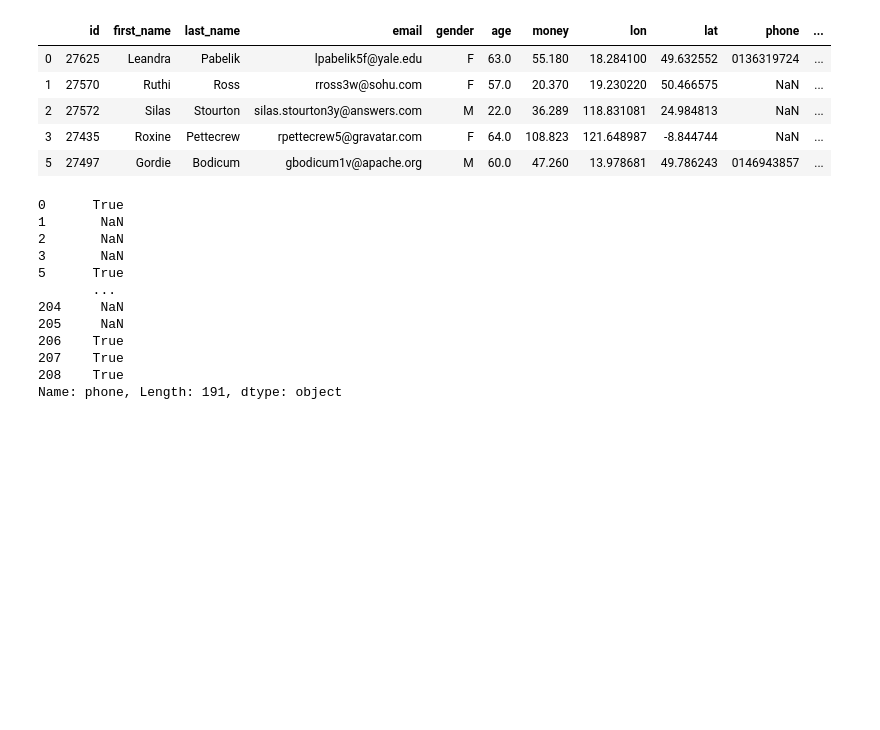
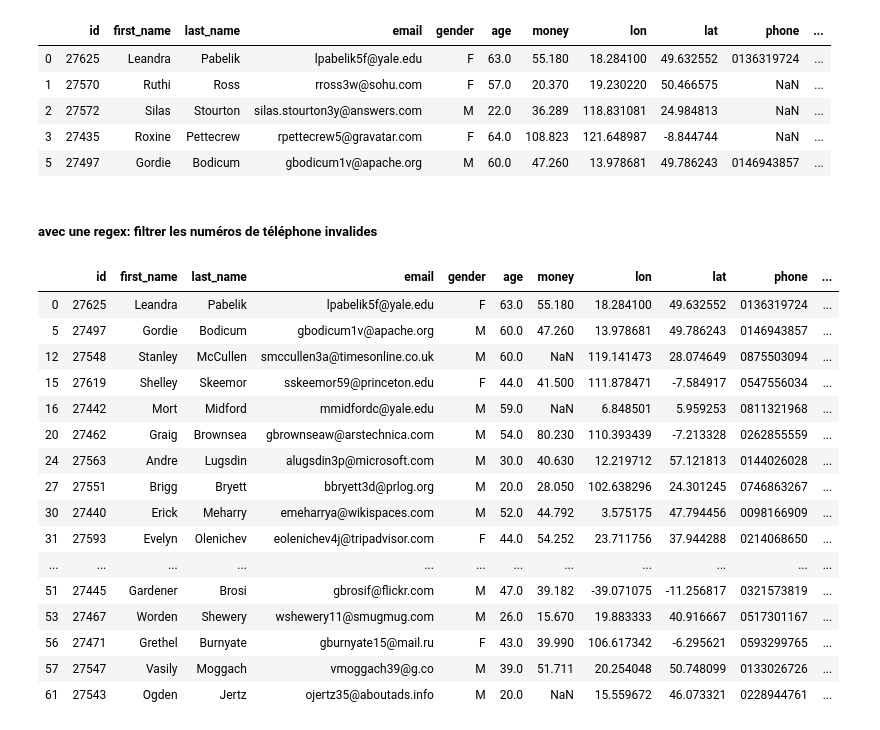
Before and after one commit to ms2020bgd/Thomas_Mensch, a Jupyter notebook: INFMDI721/lesson5/exo_cc.ipynb, the cells around one changed output. Saved outputs shown, nothing was run; the diff lists cells and outputs as text; code cells hidden in the pictures; blank space fills up the shorter version.

Commit message:
clean exo lesson5

```diff
--- a/INFMDI721/lesson5/exo_cc.ipynb
+++ b/INFMDI721/lesson5/exo_cc.ipynb
@@ -8,10 +13,7 @@ En repartant du dataset "people.csv" (cf. lesson4) dans sa version "clean" final
 # %%
-import datetime
-import pandas as pd
-
 # if you don't want pandas.read_csv to mess with data types,
 # you can force it to keep str values by specifying dtype=str.
-people = pd.read_csv('people.csv')
+df = pd.read_csv('people.csv')
 # %%
 def clean_people(df):
     # rename columns:
@@ -66,5 +68,5 @@ def clean_people(df):
 
     return df
 
-df_clean = clean_people(people)
+df = clean_people(df)
 # %%
@@ -79,8 +83,9 @@ df_clean.head()
 # %%
+# set inactive people
 date_threshold = datetime.datetime.now() - datetime.timedelta(days=365)
-df_clean['inactive'] = df_clean.last_seen < date_threshold
+df['inactive'] = df.last_seen < date_threshold
 
-df_clean.head()
+df.head()
 # %% [output]
 |  | id | first_name | last_name | email | gender | age | money | lon | lat | phone | ... |
 | 0 | 27625 | Leandra | Pabelik | lpabelik5f@yale.edu | F | 63.0 | 55.180 | 18.284100 | 49.632552 | 0136319724 | ... |
@@ -88,21 +93,30 @@ df_clean.head()
 | 2 | 27572 | Silas | Stourton | silas.stourton3y@answers.com | M | 22.0 | 36.289 | 118.831081 | 24.984813 | NaN | ... |
 | 3 | 27435 | Roxine | Pettecrew | rpettecrew5@gravatar.com | F | 64.0 | 108.823 | 121.648987 | -8.844744 | NaN | ... |
 | 5 | 27497 | Gordie | Bodicum | gbodicum1v@apache.org | M | 60.0 | 47.260 | 13.978681 | 49.786243 | 0146943857 | ... |
+# %% [markdown]
+##### avec une regex: filtrer les numéros de téléphone invalides
 # %%
-import re
+# filter valid phone number
+pattern = '^0\d{9}$'
 
-pattern = '^0\d{9}$'
-df_clean.phone.str.contains(pattern, regex=True)
+df = df[df.phone.str.contains(pattern, regex=True) == True]
+
+df.head(20)
 # %% [output]
-0      True
-1       NaN
-2       NaN
-3       NaN
-5      True
-       ...
-204     NaN
-205     NaN
-206    True
-207    True
-208    True
-Name: phone, Length: 191, dtype: object
+|  | id | first_name | last_name | email | gender | age | money | lon | lat | phone | ... |
+| 0 | 27625 | Leandra | Pabelik | lpabelik5f@yale.edu | F | 63.0 | 55.180 | 18.284100 | 49.632552 | 0136319724 | ... |
+| 5 | 27497 | Gordie | Bodicum | gbodicum1v@apache.org | M | 60.0 | 47.260 | 13.978681 | 49.786243 | 0146943857 | ... |
+| 12 | 27548 | Stanley | McCullen | smccullen3a@timesonline.co.uk | M | 60.0 | NaN | 119.141473 | 28.074649 | 0875503094 | ... |
+| 15 | 27619 | Shelley | Skeemor | sskeemor59@princeton.edu | F | 44.0 | 41.500 | 111.878471 | -7.584917 | 0547556034 | ... |
+| 16 | 27442 | Mort | Midford | mmidfordc@yale.edu | M | 59.0 | NaN | 6.848501 | 5.959253 | 0811321968 | ... |
+| 20 | 27462 | Graig | Brownsea | gbrownseaw@arstechnica.com | M | 54.0 | 80.230 | 110.393439 | -7.213328 | 0262855559 | ... |
+| 24 | 27563 | Andre | Lugsdin | alugsdin3p@microsoft.com | M | 30.0 | 40.630 | 12.219712 | 57.121813 | 0144026028 | ... |
+| 27 | 27551 | Brigg | Bryett | bbryett3d@prlog.org | M | 20.0 | 28.050 | 102.638296 | 24.301245 | 0746863267 | ... |
+| 30 | 27440 | Erick | Meharry | emeharrya@wikispaces.com | M | 52.0 | 44.792 | 3.575175 | 47.794456 | 0098166909 | ... |
+| 31 | 27593 | Evelyn | Olenichev | eolenichev4j@tripadvisor.com | F | 44.0 | 54.252 | 23.711756 | 37.944288 | 0214068650 | ... |
+| ... | ... | ... | ... | ... | ... | ... | ... | ... | ... | ... | ... |
+| 51 | 27445 | Gardener | Brosi | gbrosif@flickr.com | M | 47.0 | 39.182 | -39.071075 | -11.256817 | 0321573819 | ... |
+| 53 | 27467 | Worden | Shewery | wshewery11@smugmug.com | M | 26.0 | 15.670 | 19.883333 | 40.916667 | 0517301167 | ... |
+| 56 | 27471 | Grethel | Burnyate | gburnyate15@mail.ru | F | 43.0 | 39.990 | 106.617342 | -6.295621 | 0593299765 | ... |
+| 57 | 27547 | Vasily | Moggach | vmoggach39@g.co | M | 39.0 | 51.711 | 20.254048 | 50.748099 | 0133026726 | ... |
+| 61 | 27543 | Ogden | Jertz | ojertz35@aboutads.info | M | 20.0 | NaN | 15.559672 | 46.073321 | 0228944761 | ... |
```
Also changed, not shown: parts of 8 cells of this notebook.
